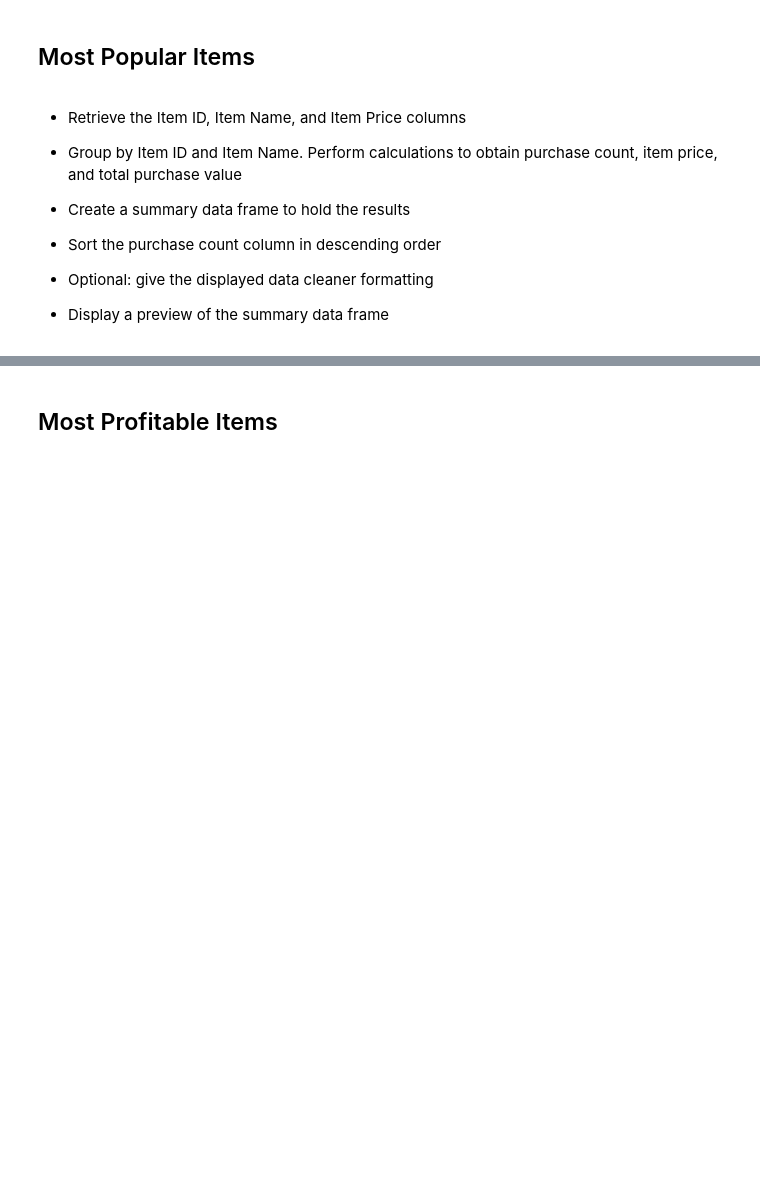
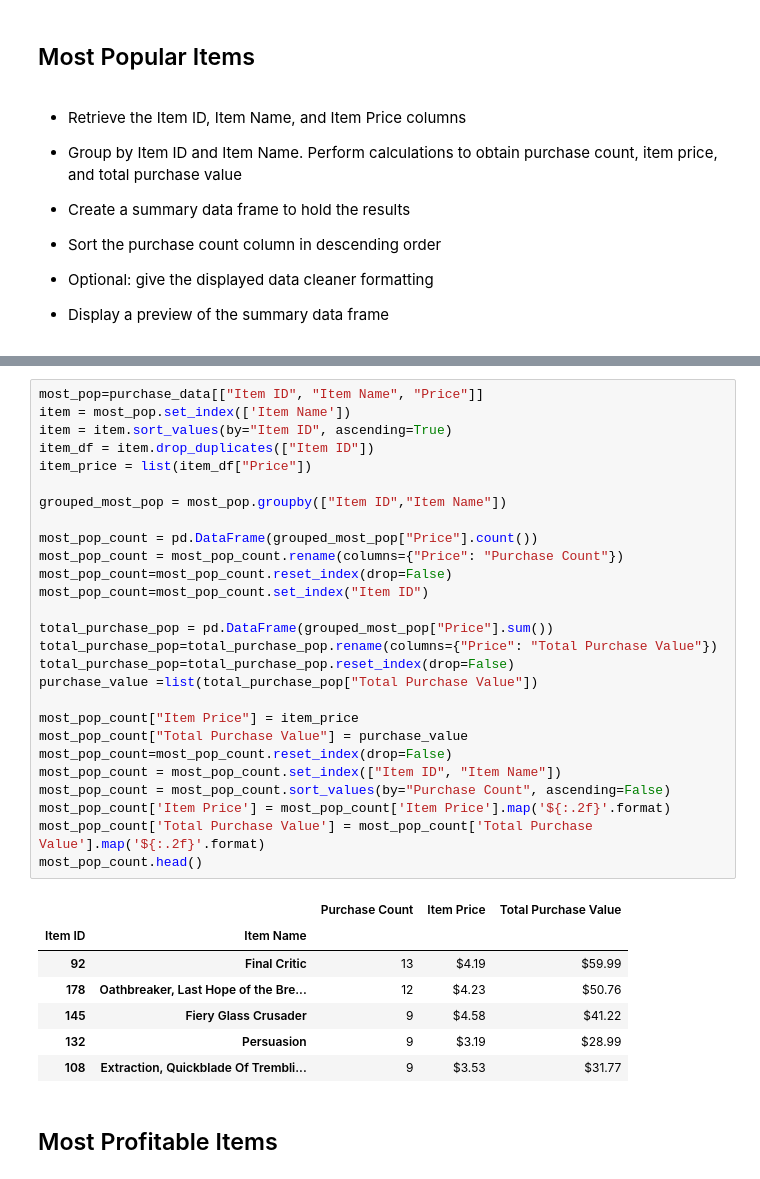
Before and after one commit to ipavlunin/Pandas-Challenge, a Jupyter notebook: HeroesOfPymoli/HeroesOfPymoli_starter.ipynb, the cells around one changed output, grey strips where cells are left out. Cells and saved outputs as stored; diff of their text form; blank space fills up the shorter version.

```diff
--- a/HeroesOfPymoli/HeroesOfPymoli_starter.ipynb
+++ b/HeroesOfPymoli/HeroesOfPymoli_starter.ipynb
@@ -372,3 +394,38 @@ age_analysis_df
+# %%
+most_pop=purchase_data[["Item ID", "Item Name", "Price"]]
+item = most_pop.set_index(['Item Name'])
+item = item.sort_values(by="Item ID", ascending=True)
+item_df = item.drop_duplicates(["Item ID"])
+item_price = list(item_df["Price"])
+
+grouped_most_pop = most_pop.groupby(["Item ID","Item Name"])
+
+most_pop_count = pd.DataFrame(grouped_most_pop["Price"].count())
+most_pop_count = most_pop_count.rename(columns={"Price": "Purchase Count"})
+most_pop_count=most_pop_count.reset_index(drop=False)
+most_pop_count=most_pop_count.set_index("Item ID")
+
+total_purchase_pop = pd.DataFrame(grouped_most_pop["Price"].sum())
+total_purchase_pop=total_purchase_pop.rename(columns={"Price": "Total Purchase Value"})
+total_purchase_pop=total_purchase_pop.reset_index(drop=False)
+purchase_value =list(total_purchase_pop["Total Purchase Value"])
+
+most_pop_count["Item Price"] = item_price
+most_pop_count["Total Purchase Value"] = purchase_value
+most_pop_count=most_pop_count.reset_index(drop=False)
+most_pop_count = most_pop_count.set_index(["Item ID", "Item Name"])
+most_pop_count = most_pop_count.sort_values(by="Purchase Count", ascending=False)
+most_pop_count['Item Price'] = most_pop_count['Item Price'].map('${:.2f}'.format)
+most_pop_count['Total Purchase Value'] = most_pop_count['Total Purchase Value'].map('${:.2f}'.format)
+most_pop_count.head()
+# %% [output]
+|  |  | Purchase Count | Item Price | Total Purchase Value |
+| Item ID | Item Name |  |  |  |
+| 92 | Final Critic | 13 | $4.19 | $59.99 |
+| 178 | Oathbreaker, Last Hope of the Bre... | 12 | $4.23 | $50.76 |
+| 145 | Fiery Glass Crusader | 9 | $4.58 | $41.22 |
+| 132 | Persuasion | 9 | $3.19 | $28.99 |
+| 108 | Extraction, Quickblade Of Trembli... | 9 | $3.53 | $31.77 |
 # %% [markdown]
 ## Most Profitable Items
 # %% [markdown]
```
Also changed, not shown: parts of 8 cells of this notebook.
